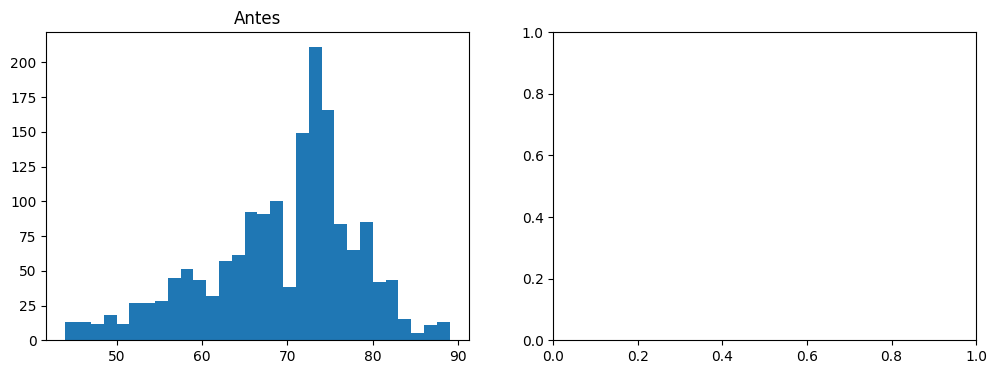
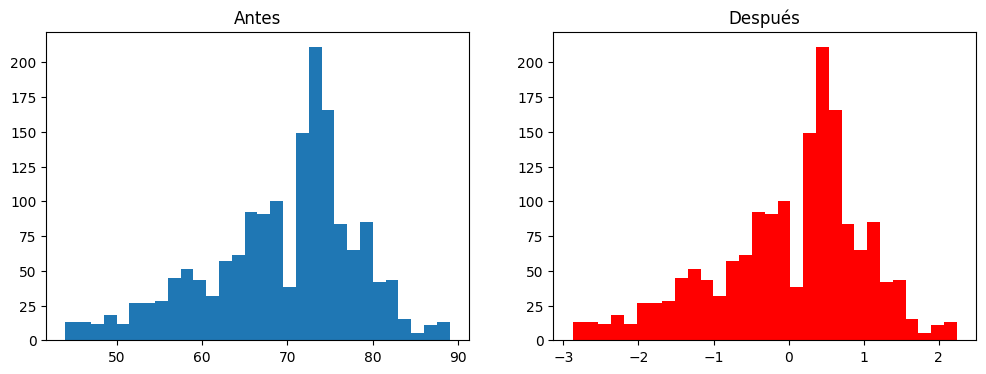
Unified diff of the notebook cell whose output changed from the first chart to the second:
--- before
+++ after
@@ -34,4 +34,4 @@
 fig, axes = plt.subplots(1, 2, figsize=(12, 4))
 axes[0].hist(df['Life expectancy'], bins=30); axes[0].set_title('Antes')
-axes[1].hist(X_train_esc, bins=30, color='red'); axes[1].set_title('Después')
+axes[1].hist(life, bins=30, color='red'); axes[1].set_title('Después')
 plt.show()

Commit: actualizacion de machine learning 20260601